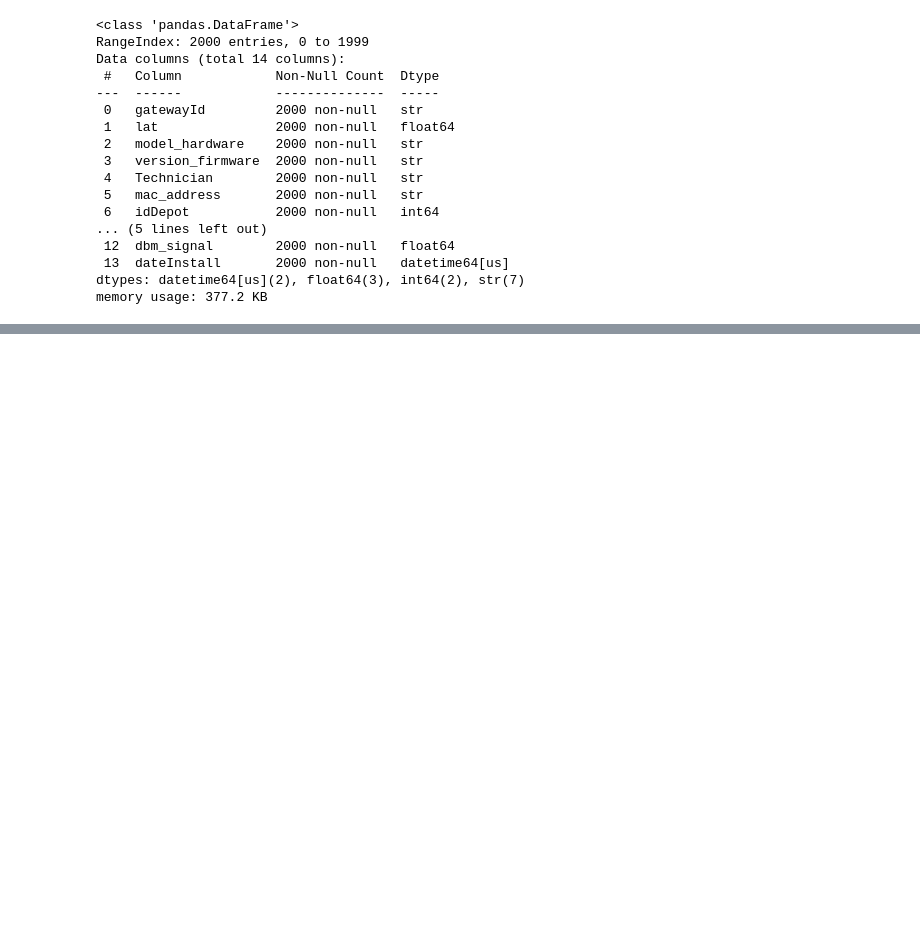
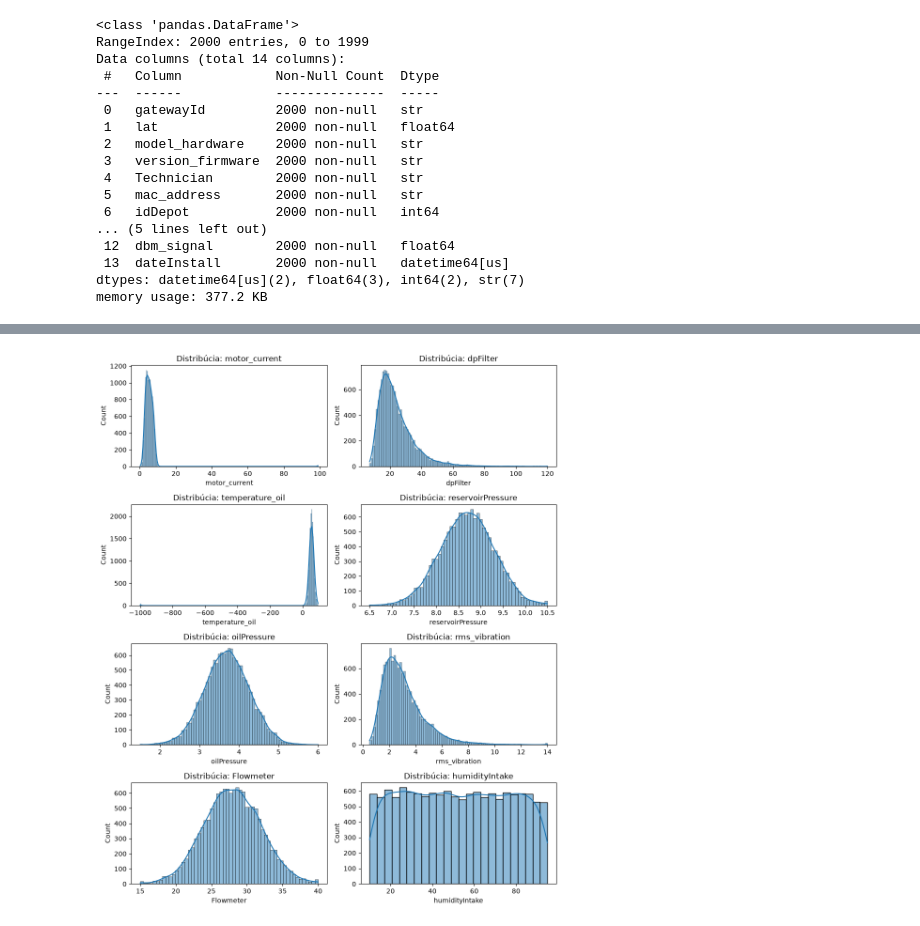
Before and after one commit to Langos428/IAU_projekt, a Jupyter notebook: projekt.ipynb, the cells around one changed output, grey strips where cells are left out. Saved outputs shown, nothing was run; the diff lists cells and outputs as text; code cells hidden in the pictures; blank space fills up the shorter version.

Commit message:
vzťahy medzi súbormi, analýza numerických atribútov

```diff
--- a/projekt.ipynb
+++ b/projekt.ipynb
@@ -176,0 +234,21 @@ memory usage: 377.2 KB
+# %%
+def get_numeric_summary(df, numeric_cols):
+    summary = df[numeric_cols].describe().T
+    summary["missing"] = df[numeric_cols].isna().sum()
+    summary["missing_percent"] = (
+        summary["missing"] / len(df) * 100
+    )
+    return summary
+
+readings_numeric_cols = [
+    "motor_current",
+    "dpFilter",
+    "temperature_oil",
+    "reservoirPressure",
+    "oilPressure",
+    "rms_vibration",
+    "Flowmeter",
+    "humidityIntake"
+]
+
+get_numeric_summary(readings_df, readings_numeric_cols)
@@ -176,0 +272,14 @@ memory usage: 377.2 KB
+# %%
+def plot_numeric_distributions(df, numeric_cols, rows, cols, figsize):
+    fig, axes = plt.subplots(rows, cols, figsize=figsize)
+    axes = axes.ravel()
+
+    for ax, column in zip(axes, numeric_cols):
+        sns.histplot(data=df, x=column, kde=True, ax=ax)
+        ax.set_title(f"Distribúcia: {column}")
+
+    plt.tight_layout()
+    plt.show()
+plot_numeric_distributions(readings_df, readings_numeric_cols, rows=4, cols=2, figsize=(10, 12))
+# %% [output]
+[figure, added]
```
Also changed, not shown: parts of 17 cells of this notebook.
